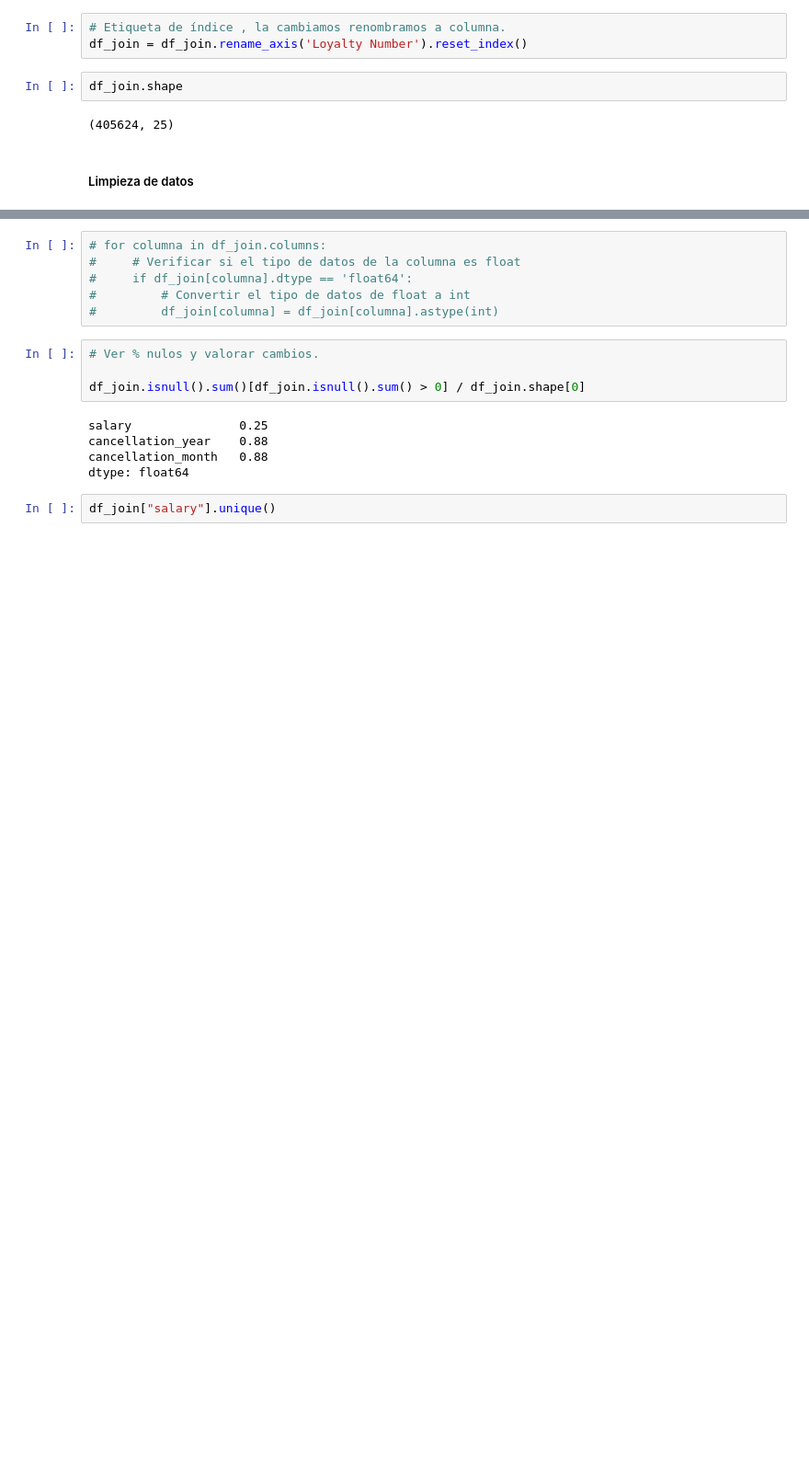
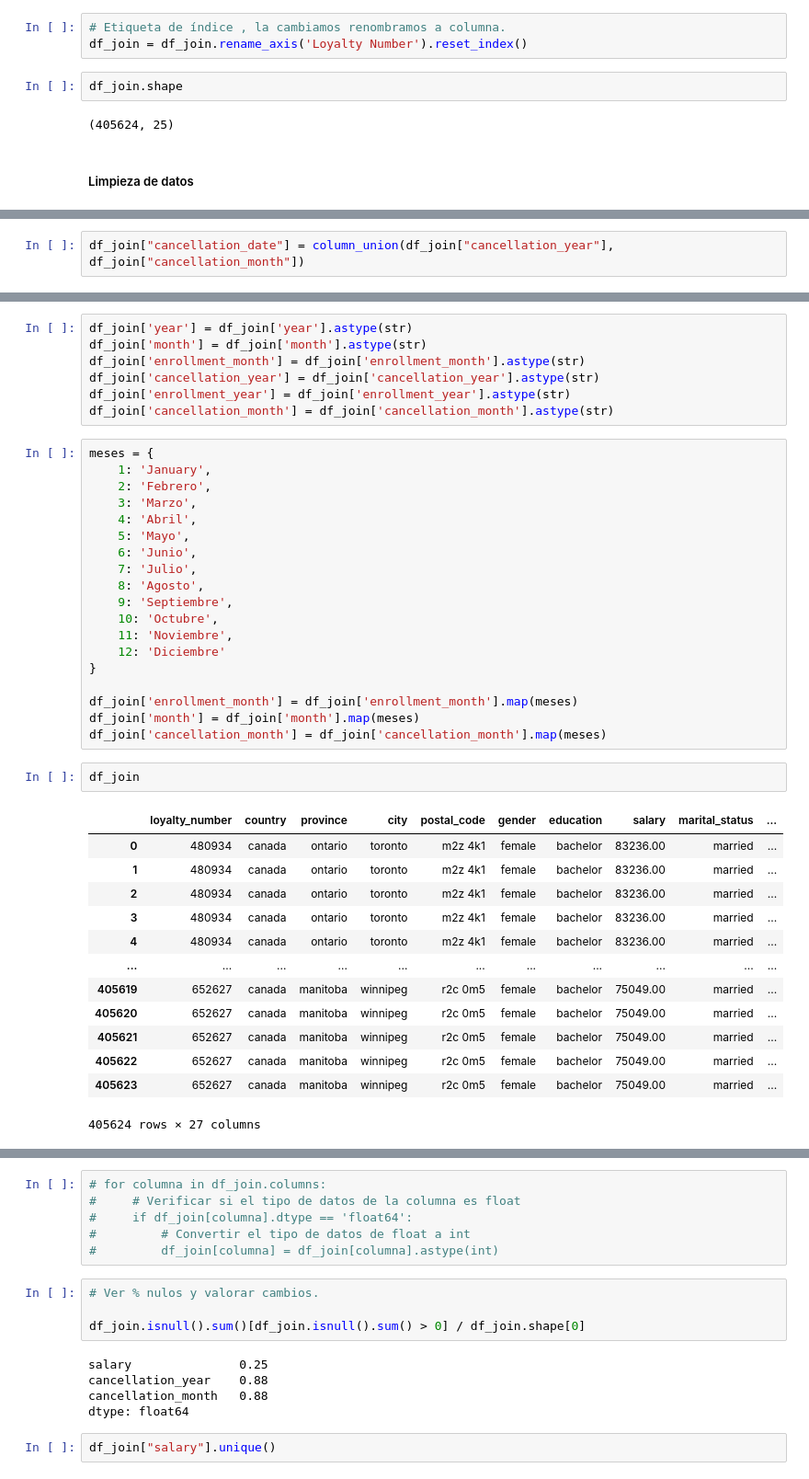
Before and after one commit to Adalab/bda-modulo-3-evaluacion-final-JohannaRL, a Jupyter notebook: final.ipynb, the cells around one changed output, grey strips where cells are left out. Shown: that part at 92% size. Drawn from its saved outputs; the diff is of its cells as text; blank space fills up the shorter version.

```diff
--- a/final.ipynb
+++ b/final.ipynb
@@ -317,0 +335,2 @@ df_join.head(1)
+# %%
+df_join["cancellation_date"] = column_union(df_join["cancellation_year"], df_join["cancellation_month"])
@@ -318 +346,43 @@ df_join.head(1)
+# %%
+df_join['year'] = df_join['year'].astype(str)
+df_join['month'] = df_join['month'].astype(str)
+df_join['enrollment_month'] = df_join['enrollment_month'].astype(str)
+df_join['cancellation_year'] = df_join['cancellation_year'].astype(str)
+df_join['enrollment_year'] = df_join['enrollment_year'].astype(str)
+df_join['cancellation_month'] = df_join['cancellation_month'].astype(str)
+# %%
+meses = {
+    1: 'January',
+    2: 'Febrero',
+    3: 'Marzo',
+    4: 'Abril',
+    5: 'Mayo',
+    6: 'Junio',
+    7: 'Julio',
+    8: 'Agosto',
+    9: 'Septiembre',
+    10: 'Octubre',
+    11: 'Noviembre',
+    12: 'Diciembre'
+}
+
+df_join['enrollment_month'] = df_join['enrollment_month'].map(meses)
+df_join['month'] = df_join['month'].map(meses)
+df_join['cancellation_month'] = df_join['cancellation_month'].map(meses)
+# %%
+df_join
+# %% [output]
+|  | loyalty_number | country | province | city | postal_code | gender | education | salary | marital_status | ... |
+| 0 | 480934 | canada | ontario | toronto | m2z 4k1 | female | bachelor | 83236.00 | married | ... |
+| 1 | 480934 | canada | ontario | toronto | m2z 4k1 | female | bachelor | 83236.00 | married | ... |
+| 2 | 480934 | canada | ontario | toronto | m2z 4k1 | female | bachelor | 83236.00 | married | ... |
+| 3 | 480934 | canada | ontario | toronto | m2z 4k1 | female | bachelor | 83236.00 | married | ... |
+| 4 | 480934 | canada | ontario | toronto | m2z 4k1 | female | bachelor | 83236.00 | married | ... |
+| ... | ... | ... | ... | ... | ... | ... | ... | ... | ... | ... |
+| 405619 | 652627 | canada | manitoba | winnipeg | r2c 0m5 | female | bachelor | 75049.00 | married | ... |
+| 405620 | 652627 | canada | manitoba | winnipeg | r2c 0m5 | female | bachelor | 75049.00 | married | ... |
+| 405621 | 652627 | canada | manitoba | winnipeg | r2c 0m5 | female | bachelor | 75049.00 | married | ... |
+| 405622 | 652627 | canada | manitoba | winnipeg | r2c 0m5 | female | bachelor | 75049.00 | married | ... |
+| 405623 | 652627 | canada | manitoba | winnipeg | r2c 0m5 | female | bachelor | 75049.00 | married | ... |
+405624 rows × 27 columns
 # %%
```
Also changed, not shown: parts of 36 cells of this notebook.
